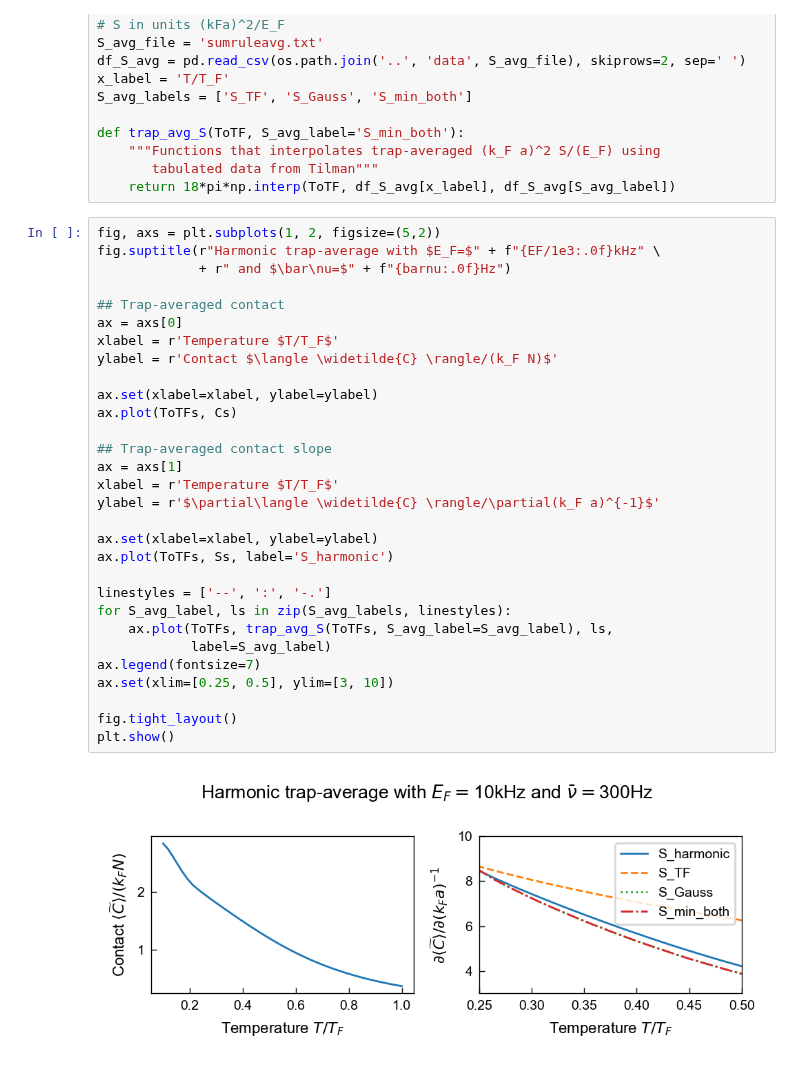
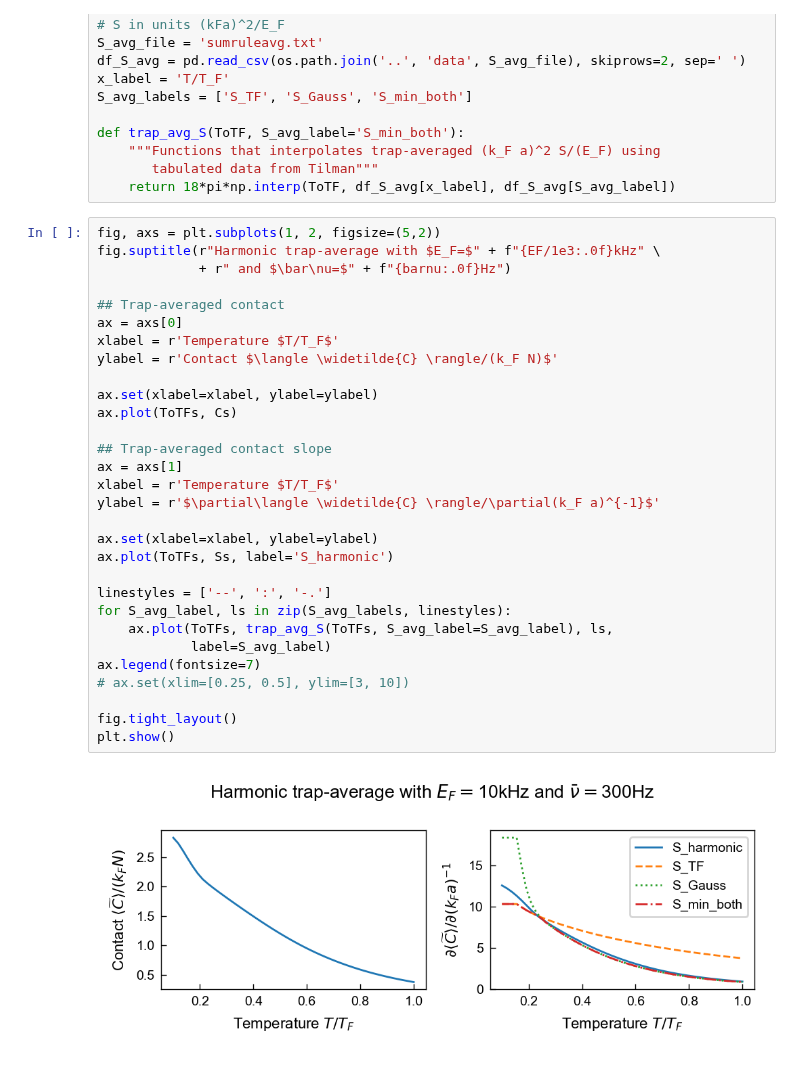
Before and after one commit to colinjdale/ChiPyLab, a Jupyter notebook: examples/plot_unitary_fermi_gas.ipynb, the cells around one changed output. Saved outputs shown, nothing was run; the diff lists cells and outputs as text.

```diff
--- a/examples/plot_unitary_fermi_gas.ipynb
+++ b/examples/plot_unitary_fermi_gas.ipynb
@@ -201,32 +201,32 @@ def trap_avg_S(ToTF, S_avg_label='S_min_both'):
 # %%
 fig, axs = plt.subplots(1, 2, figsize=(5,2))
 fig.suptitle(r"Harmonic trap-average with $E_F=$" + f"{EF/1e3:.0f}kHz" \
              + r" and $\bar\nu=$" + f"{barnu:.0f}Hz")
 
 ## Trap-averaged contact
 ax = axs[0]
 xlabel = r'Temperature $T/T_F$'
 ylabel = r'Contact $\langle \widetilde{C} \rangle/(k_F N)$'
 
 ax.set(xlabel=xlabel, ylabel=ylabel)
 ax.plot(ToTFs, Cs)
 
 ## Trap-averaged contact slope
 ax = axs[1]
 xlabel = r'Temperature $T/T_F$'
 ylabel = r'$\partial\langle \widetilde{C} \rangle/\partial(k_F a)^{-1}$'
 
 ax.set(xlabel=xlabel, ylabel=ylabel)
 ax.plot(ToTFs, Ss, label='S_harmonic')
 
 linestyles = ['--', ':', '-.']
 for S_avg_label, ls in zip(S_avg_labels, linestyles):
     ax.plot(ToTFs, trap_avg_S(ToTFs, S_avg_label=S_avg_label), ls,
             label=S_avg_label)
 ax.legend(fontsize=7)
-ax.set(xlim=[0.25, 0.5], ylim=[3, 10])
+# ax.set(xlim=[0.25, 0.5], ylim=[3, 10])
 
 fig.tight_layout()
 plt.show()
 # %% [output]
-[figure, old version]
+[figure, new version]
```
Also changed, not shown: parts of 1 cell of this notebook, 1 other file.
